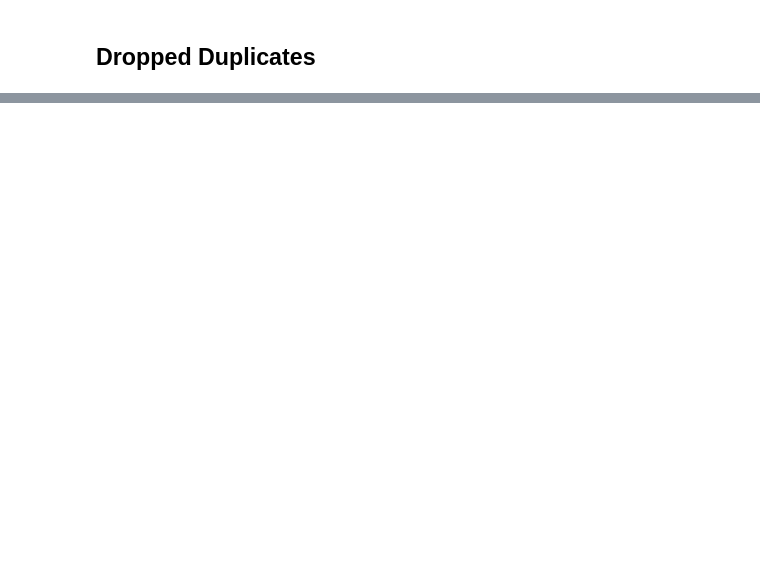
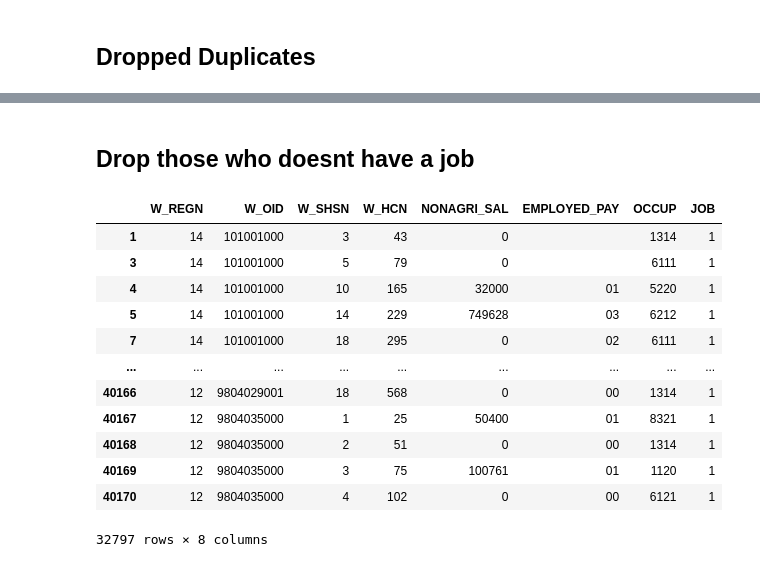
Before and after one commit to chiwasushuba/CSMODEL-Project, a Jupyter notebook: notebook.ipynb, the cells around one changed output, grey strips where cells are left out. Saved outputs shown, nothing was run; the diff lists cells and outputs as text; code cells hidden in the pictures; blank space fills up the shorter version.

```diff
--- a/notebook.ipynb
+++ b/notebook.ipynb
@@ -85,0 +86,19 @@ memory usage: 36.5+ MB
+# %% [markdown]
+## Drop those who doesnt have a job
+# %%
+selected_df = selected_df[selected_df["JOB"] != 2]
+selected_df
+# %% [output]
+|  | W_REGN | W_OID | W_SHSN | W_HCN | NONAGRI_SAL | EMPLOYED_PAY | OCCUP | JOB |
+| 1 | 14 | 101001000 | 3 | 43 | 0 |  | 1314 | 1 |
+| 3 | 14 | 101001000 | 5 | 79 | 0 |  | 6111 | 1 |
+| 4 | 14 | 101001000 | 10 | 165 | 32000 | 01 | 5220 | 1 |
+| 5 | 14 | 101001000 | 14 | 229 | 749628 | 03 | 6212 | 1 |
+| 7 | 14 | 101001000 | 18 | 295 | 0 | 02 | 6111 | 1 |
+| ... | ... | ... | ... | ... | ... | ... | ... | ... |
+| 40166 | 12 | 9804029001 | 18 | 568 | 0 | 00 | 1314 | 1 |
+| 40167 | 12 | 9804035000 | 1 | 25 | 50400 | 01 | 8321 | 1 |
+| 40168 | 12 | 9804035000 | 2 | 51 | 0 | 00 | 1314 | 1 |
+| 40169 | 12 | 9804035000 | 3 | 75 | 100761 | 01 | 1120 | 1 |
+| 40170 | 12 | 9804035000 | 4 | 102 | 0 | 00 | 6121 | 1 |
+32797 rows × 8 columns
```
Also changed, not shown: parts of 17 cells of this notebook.
